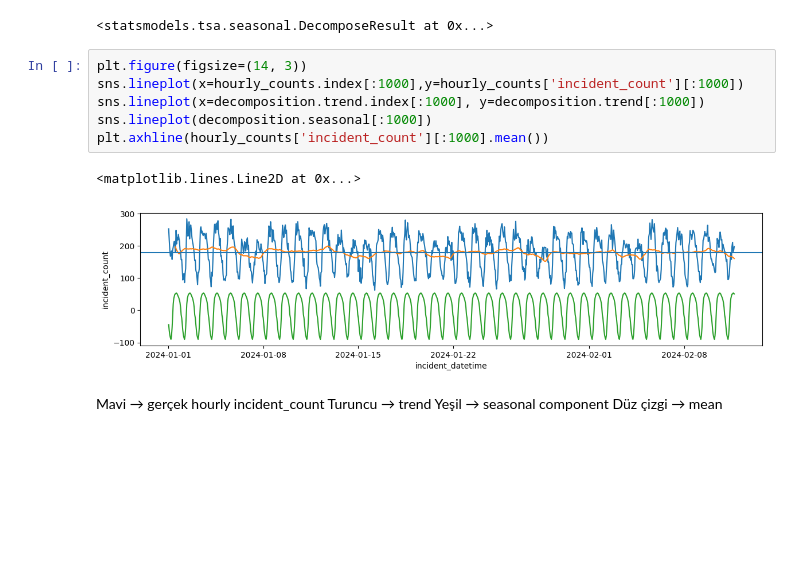
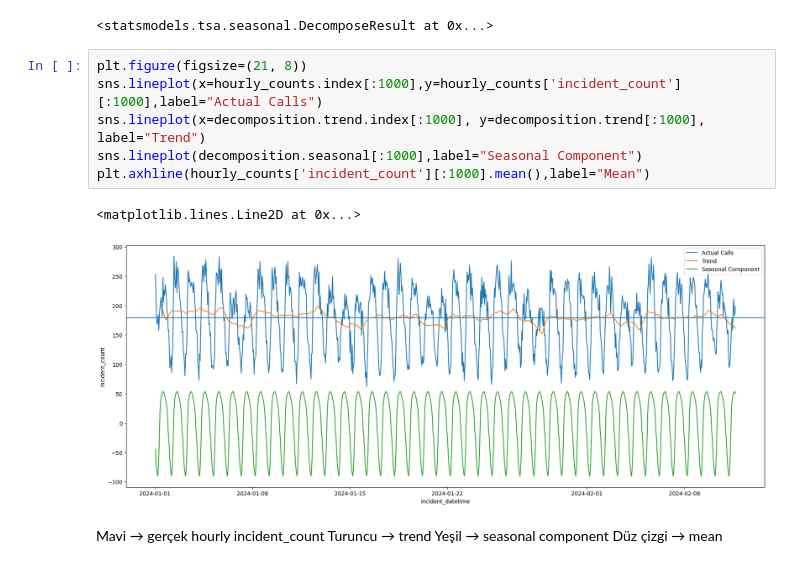
Before and after one commit to aetabid/practice_final, a Jupyter notebook: utku folder/final_df_ml_learning_sarima.ipynb, the cells around one changed output. Cells and saved outputs as stored; diff of their text form; blank space fills up the shorter version.

```diff
--- a/utku folder/final_df_ml_learning_sarima.ipynb
+++ b/utku folder/final_df_ml_learning_sarima.ipynb
@@ -675,14 +688,14 @@ decomposition
 # %% [output]
 <statsmodels.tsa.seasonal.DecomposeResult at 0x...>
 # %%
-plt.figure(figsize=(14, 3))
-sns.lineplot(x=hourly_counts.index[:1000],y=hourly_counts['incident_count'][:1000])
-sns.lineplot(x=decomposition.trend.index[:1000], y=decomposition.trend[:1000])
-sns.lineplot(decomposition.seasonal[:1000])
-plt.axhline(hourly_counts['incident_count'][:1000].mean())
+plt.figure(figsize=(21, 8))
+sns.lineplot(x=hourly_counts.index[:1000],y=hourly_counts['incident_count'][:1000],label="Actual Calls")
+sns.lineplot(x=decomposition.trend.index[:1000], y=decomposition.trend[:1000], label="Trend")
+sns.lineplot(decomposition.seasonal[:1000],label="Seasonal Component")
+plt.axhline(hourly_counts['incident_count'][:1000].mean(),label="Mean")
 # %% [output]
 <matplotlib.lines.Line2D at 0x...>
-[figure, old version]
+[figure, new version]
 # %% [markdown]
 Mavi → gerçek hourly incident_count
 Turuncu → trend
```
Also changed, not shown: parts of 4 cells of this notebook.
